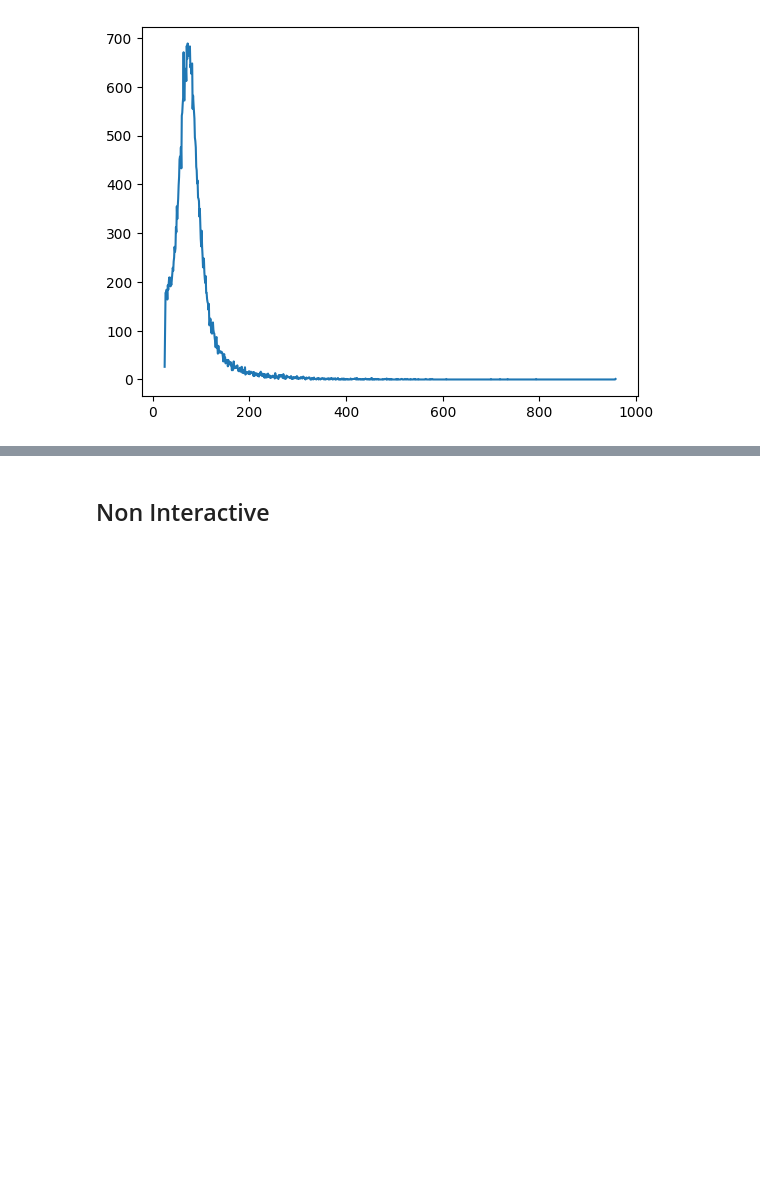
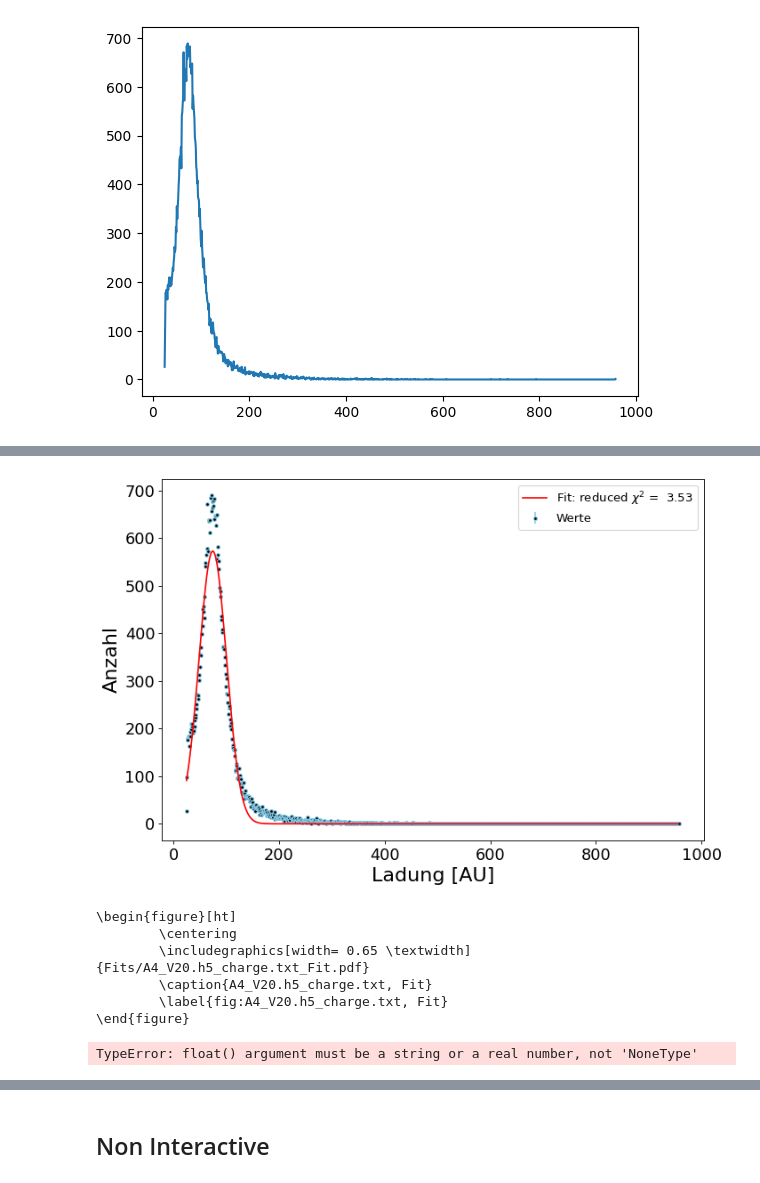
Before and after one commit to TimLockstedt/MP, a Jupyter notebook: FP14/JanTim/A4/Plott_var_func_Manuell.ipynb, the cells around one changed output, grey strips where cells are left out. Drawn from its saved outputs; the diff is of its cells as text; code cells hidden in the pictures; blank space fills up the shorter version.

```diff
--- a/FP14/JanTim/A4/Plott_var_func_Manuell.ipynb
+++ b/FP14/JanTim/A4/Plott_var_func_Manuell.ipynb
@@ -332,6 +394,7 @@ print()
 # %% [output]
 interactive(children=(Text(value='A4_V20_1.h5_charge', description='Datei'), Checkbox(value=False, description…
 # %%
+Daten = Data()
 data = np.genfromtxt("A4_V20.h5_charge.txt", skip_header = int(0), skip_footer = int(0))
 fig = plt.figure(figsize=(8, 6))
 plt.hist(data,1000)
@@ -384,7 +447,7 @@ Daten.set_yerr(0)
 
 mod = GaussianModel()
 pars = mod.make_params()
-pars["amplitude"].value = 50
+pars["center"].value = 50
 
 weights = 1/np.sqrt(Daten.get_y())
 weights[weights == np.inf] = 0
@@ -397,0 +631,6 @@ NameError: name 'pylandau' is not defined
+# %%
+weights = 1/np.sqrt(Daten.get_y())
+weights[weights == np.inf] = 0
+Daten.set_yerr(weights)
+
+result = mod.fit(Daten.get_y(), pars, x=Daten.get_x(), weights = weights)
@@ -397,0 +659,51 @@ NameError: name 'pylandau' is not defined
+# %%
+x = Daten.get_x()
+y = Daten.get_y()
+y_err = Daten.get_yerr()
+xLabel = Daten.get_YName()
+yLabel = Daten.get_XName()
+var_func_bool = False
+
+fig = plt.figure(figsize=(9,6), dpi=80)
+dynamic_resolution_array = np.arange(min(x),max(x), 0.001*abs(max(x)-min(x)))
+#plt.plot(x, y, 'skyblue')
+plt.plot(dynamic_resolution_array, result.eval(x = dynamic_resolution_array), 'r-', label = r'Fit: reduced $\chi^2$ =  '+str(to_precision(result.result.redchi,3)))
+plt.errorbar(
+    y = y,
+    x = x,
+    yerr = y_err,
+    fmt = 'o', markersize = 3.5, alpha = 1, mfc = 'black', c = 'skyblue', zorder = 0, label = r'Werte'
+    ) #xerr = x_err, yerr = y_err,
+plt.legend(loc='best')
+
+plt.ylabel(yLabel, fontsize=20)
+plt.xlabel(xLabel, fontsize=20)
+
+plt.legend(fontsize=12)
+plt.xticks(fontsize=16)
+plt.yticks(fontsize=16)
+plt.tight_layout()
+string = Daten.get_FileName()
+string += Daten.get_Version()
+fig.savefig(string + "_Fit.pdf")
+plt.show()
+
+string_fig = "\\begin{figure}[ht] \n \t\\centering \n \t\\includegraphics[width= 0.65 \\textwidth]{Fits/" + string + "_Fit.pdf} \n" \
+    + "\t\\caption{"+str(string)+", Fit} \n \t\\label{fig:"+str(string)+", Fit} \n\end{figure}"
+print(string_fig)
+
+text_file = open(string+"_params"+".tex", "w+", encoding="utf-8")
+string_fig += "\n \\\\ \n"
+string_fig += get_Latex_Func(Daten.get_func()) if var_func_bool else ""
+string_fig += table_of_params(result)
+text_file.write(string_fig)
+text_file.close()
+# %% [output]
+[figure, added]
+\begin{figure}[ht]
+        \centering
+        \includegraphics[width= 0.65 \textwidth]{Fits/A4_V20.h5_charge.txt_Fit.pdf}
+        \caption{A4_V20.h5_charge.txt, Fit}
+        \label{fig:A4_V20.h5_charge.txt, Fit}
+\end{figure}
+TypeError: float() argument must be a string or a real number, not 'NoneType'
```
Also changed, not shown: parts of 9 cells of this notebook, 2 other files.
